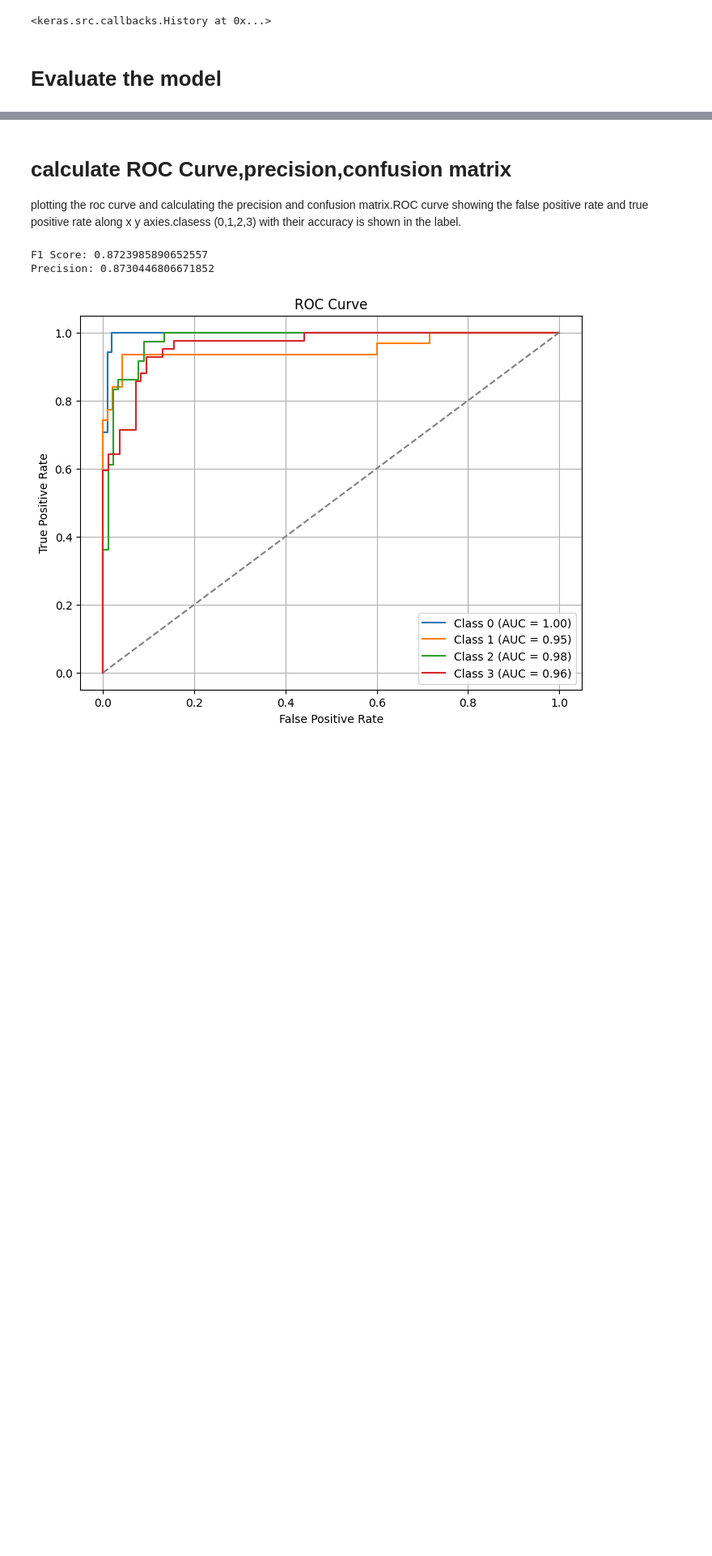
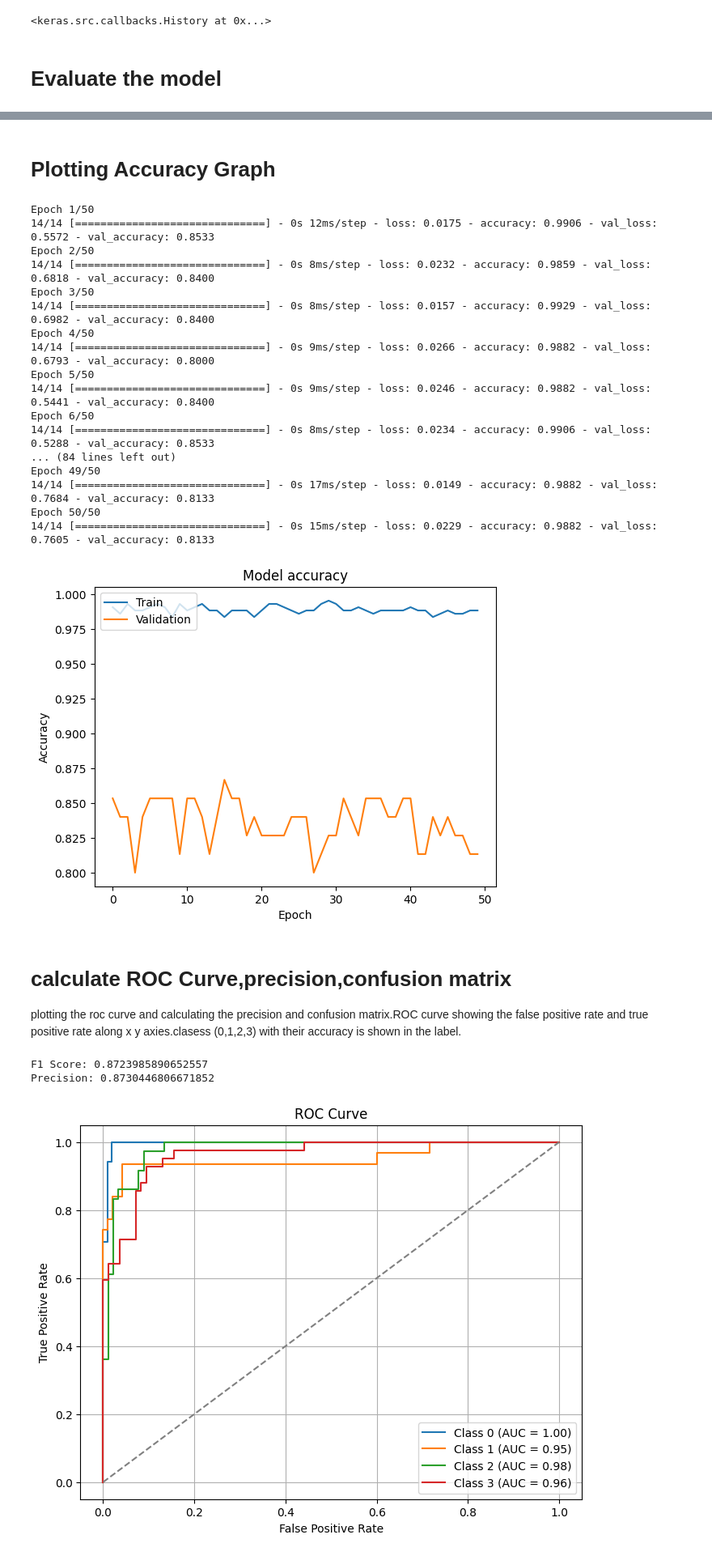
Before and after one commit to EngrFatimaKhawaja/Cv_project, a Jupyter notebook: project_cv.ipynb, the cells around one changed output, grey strips where cells are left out. Shown: that part at 81% size. Saved outputs shown, nothing was run; the diff lists cells and outputs as text; code cells hidden in the pictures; blank space fills up the shorter version.

```diff
--- a/project_cv.ipynb
+++ b/project_cv.ipynb
@@ -229,3 +213,38 @@ y_pred = np.argmax(y_probabilities, axis=1)
+# %% [markdown]
+# **Plotting Accuracy Graph**
+# %%
+import matplotlib.pyplot as plt
+
+# Train the model and store the training history
+history=model_with_dropout.fit(X_train, y_train, epochs=50, batch_size=32, validation_data=(X_val, y_val))
+
+# Plot training & validation accuracy values
+plt.plot(history.history['accuracy'])
+plt.plot(history.history['val_accuracy'])
+plt.title('Model accuracy')
+plt.ylabel('Accuracy')
+plt.xlabel('Epoch')
+plt.legend(['Train', 'Validation'], loc='upper left')
+plt.show()
+# %% [output]
+Epoch 1/50
+14/14 [==============================] - 0s 12ms/step - loss: 0.0175 - accuracy: 0.9906 - val_loss: 0.5572 - val_accuracy: 0.8533
+Epoch 2/50
+14/14 [==============================] - 0s 8ms/step - loss: 0.0232 - accuracy: 0.9859 - val_loss: 0.6818 - val_accuracy: 0.8400
+Epoch 3/50
+14/14 [==============================] - 0s 8ms/step - loss: 0.0157 - accuracy: 0.9929 - val_loss: 0.6982 - val_accuracy: 0.8400
+Epoch 4/50
+14/14 [==============================] - 0s 9ms/step - loss: 0.0266 - accuracy: 0.9882 - val_loss: 0.6793 - val_accuracy: 0.8000
+Epoch 5/50
+14/14 [==============================] - 0s 9ms/step - loss: 0.0246 - accuracy: 0.9882 - val_loss: 0.5441 - val_accuracy: 0.8400
+Epoch 6/50
+14/14 [==============================] - 0s 8ms/step - loss: 0.0234 - accuracy: 0.9906 - val_loss: 0.5288 - val_accuracy: 0.8533
+... (84 lines left out)
+Epoch 49/50
+14/14 [==============================] - 0s 17ms/step - loss: 0.0149 - accuracy: 0.9882 - val_loss: 0.7684 - val_accuracy: 0.8133
+Epoch 50/50
+14/14 [==============================] - 0s 15ms/step - loss: 0.0229 - accuracy: 0.9882 - val_loss: 0.7605 - val_accuracy: 0.8133
+[figure, added]
 # %% [markdown]
 # **calculate ROC Curve,precision,confusion matrix**
 plotting the roc curve and calculating the precision and confusion matrix.ROC curve showing the false positive rate and true positive rate along x y axies.clasess (0,1,2,3) with their accuracy is shown in the label.
```
Also changed, not shown: parts of 5 cells of this notebook.
